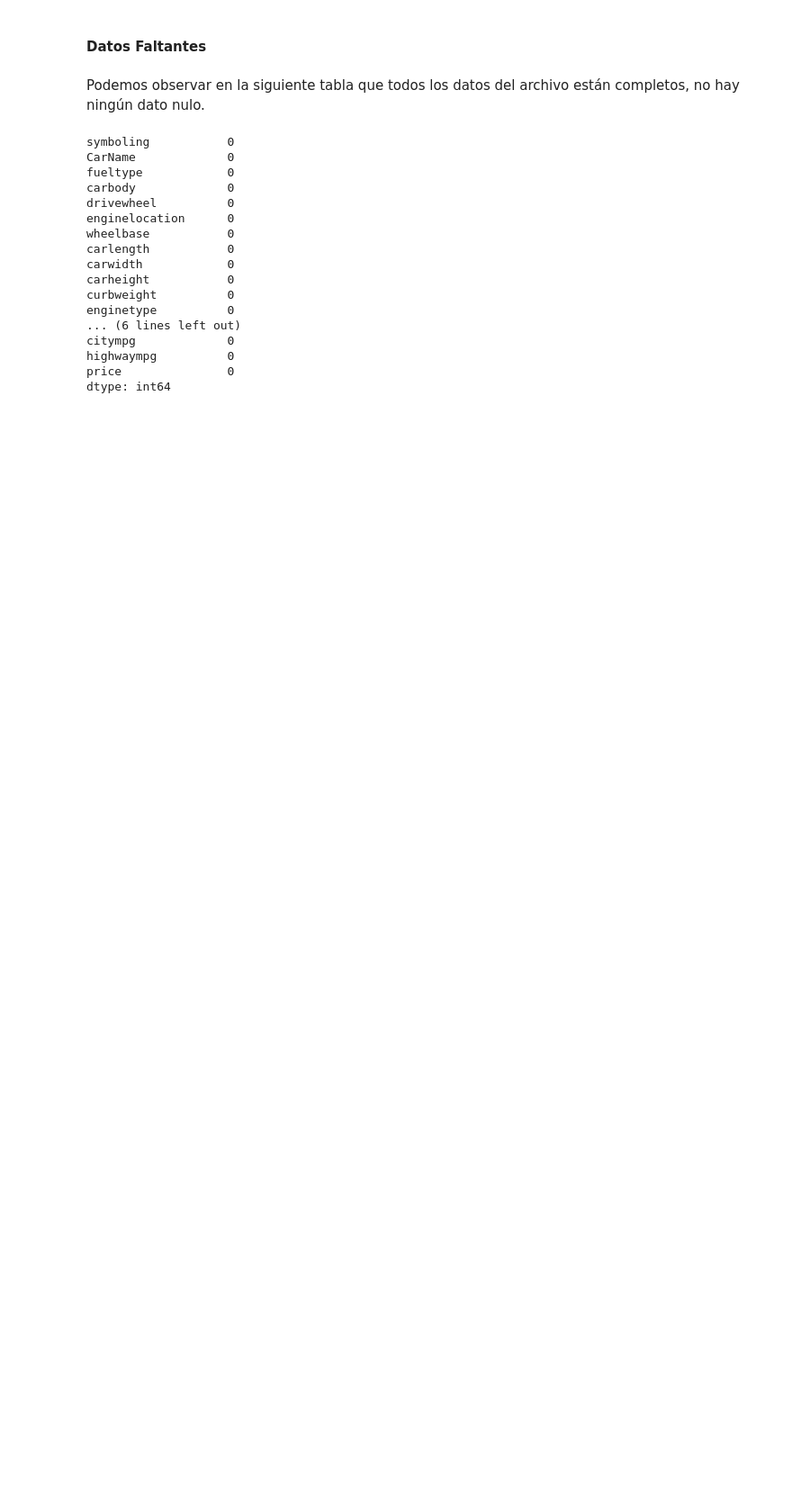
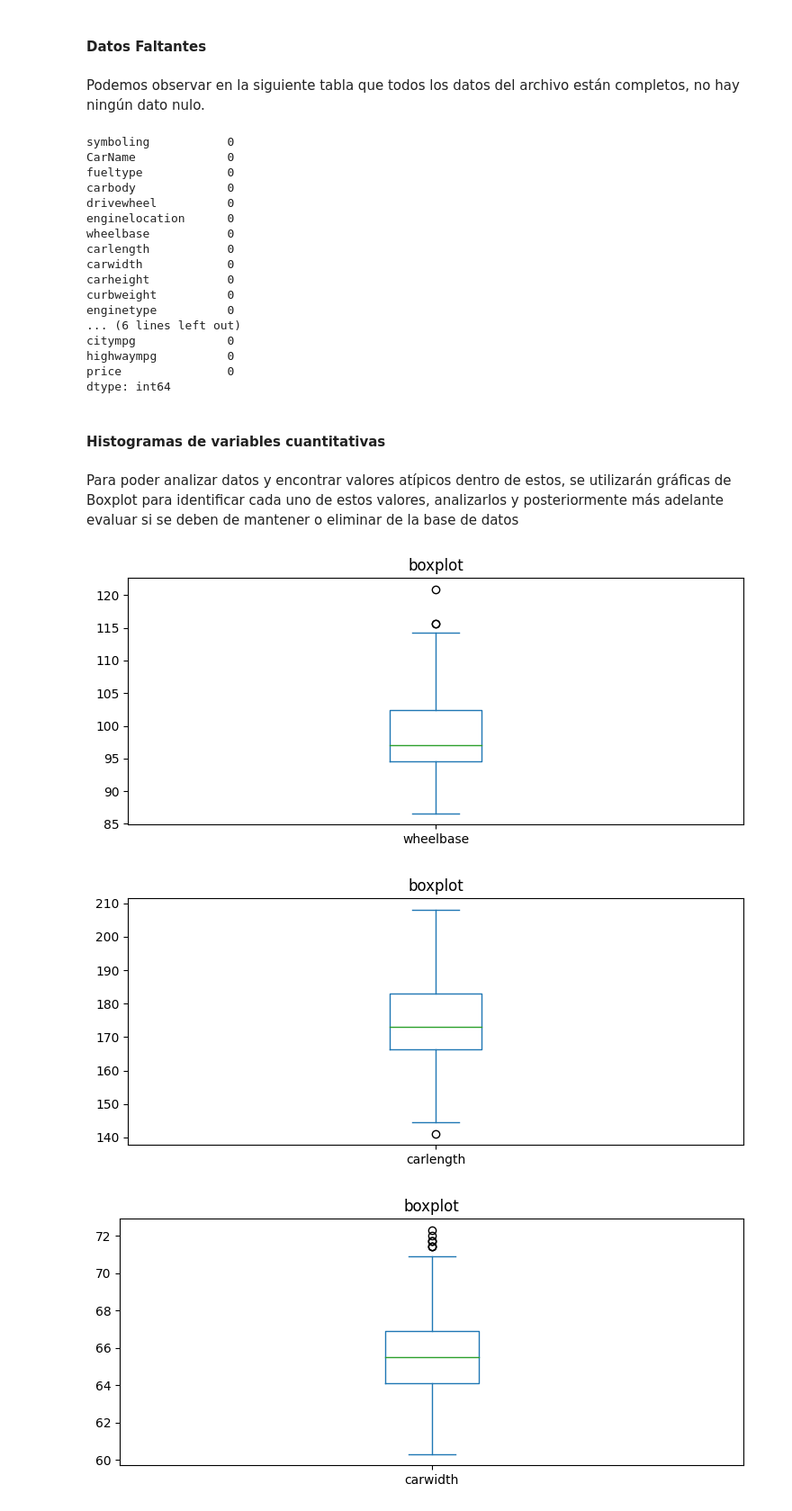
Before and after one commit to fedemedina72/PortafolioTC3006C, a Jupyter notebook: Modulo1/LimpiezaDatos.ipynb, the cells around one changed output. Shown at 90% size. Drawn from its saved outputs; the diff is of its cells as text; code cells hidden in the pictures; blank space fills up the shorter version.

Commit message:
histogramas

```diff
--- a/Modulo1/LimpiezaDatos.ipynb
+++ b/Modulo1/LimpiezaDatos.ipynb
@@ -230,3 +230,20 @@ citympg             0
 highwaympg          0
 price               0
 dtype: int64
+# %% [markdown]
+#### Histogramas de variables cuantitativas
+# %% [markdown]
+Para poder analizar datos y encontrar valores atípicos dentro de estos, se utilizarán gráficas de Boxplot para identificar cada uno de estos valores, analizarlos y posteriormente más adelante evaluar si se deben de mantener o eliminar de la base de datos
+# %%
+lista = list(df.columns)
+categoricos = ['symboling', 'CarName', 'fueltype', 'carbody', 'drivewheel', 'enginelocation', 'enginetype', 'cylindernumber']
+for columna in categoricos:
+    lista.remove(columna)
+
+for col in lista:
+    ax = df[col].plot(kind='box', title='boxplot')
+    plt.show()
+# %% [output]
+[figure, added]
+[figure, added]
+[figure, added]
```
Also changed, not shown: parts of 2 cells of this notebook.
